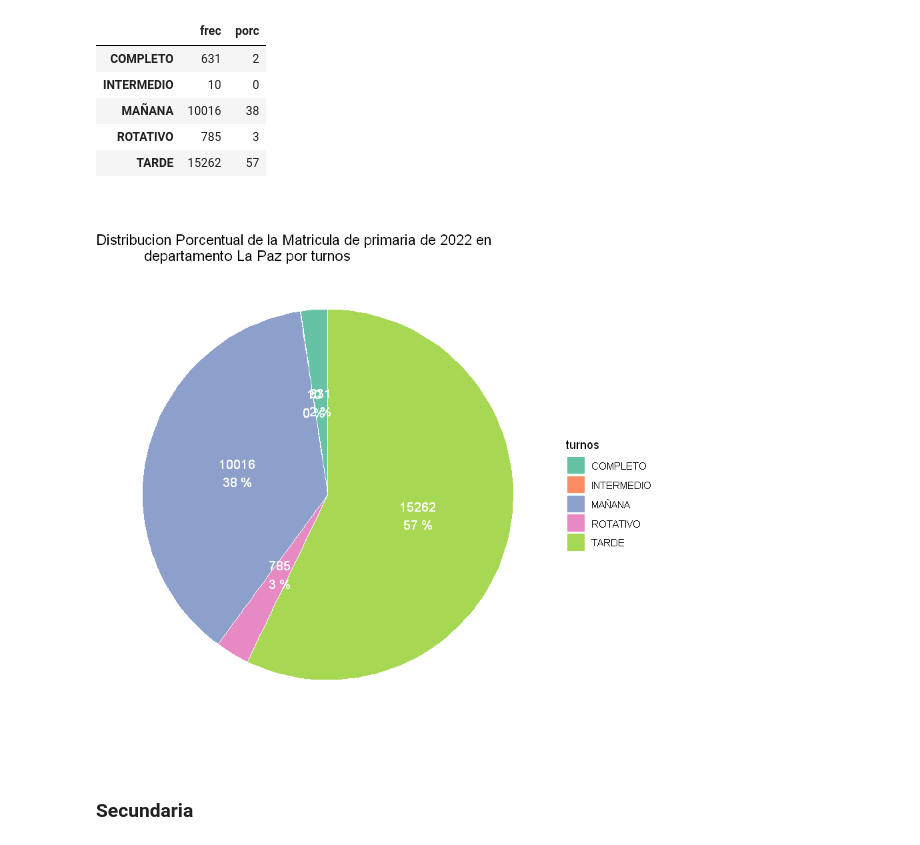
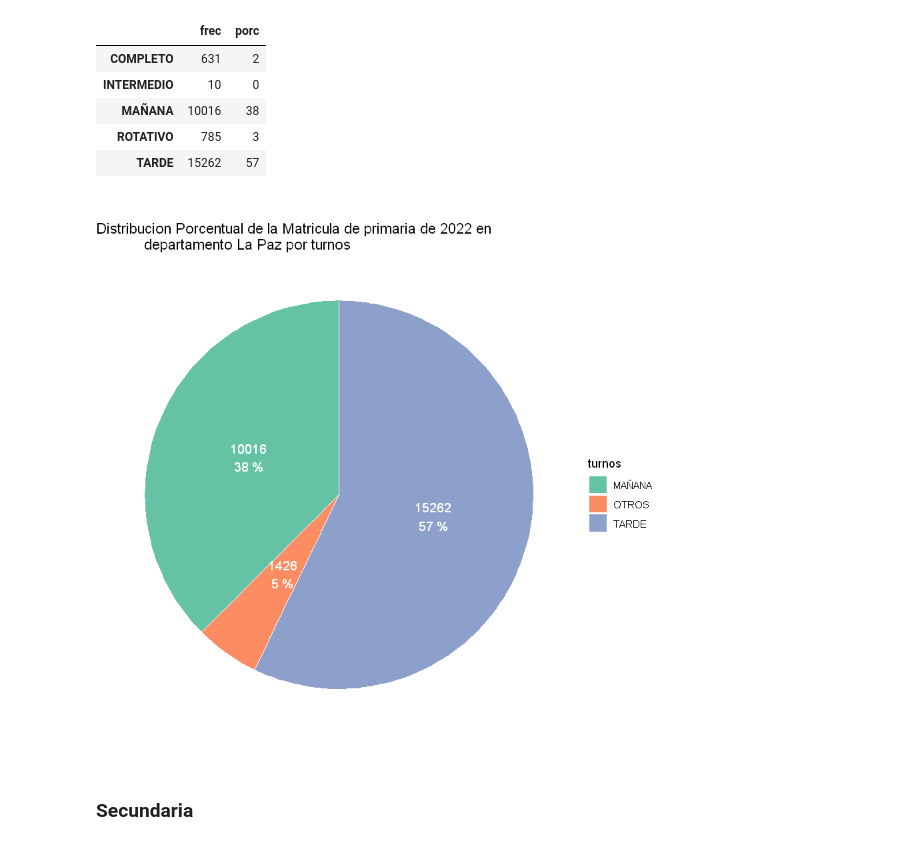
Before and after one commit to Nefertumm/EDM_2023, a Jupyter notebook: Dataset_escuelas/TP2.ipynb, the cells around one changed output. Saved outputs shown, nothing was run; the diff lists cells and outputs as text; code cells hidden in the pictures.

```diff
--- a/Dataset_escuelas/TP2.ipynb
+++ b/Dataset_escuelas/TP2.ipynb
@@ -193,3 +177,6 @@ ggplot(D1, aes(x="", y=frec, fill=Años)) +
 ### Primaria
 # %%
 sector_por_turno_p <- filter(dataset_mas_limpio, Modalidad == 'Primaria')
+# %%
+sector_por_turno_p$turno <- ifelse(sector_por_turno_p$turno %in% c("INTERMEDIO", "ROTATIVO", "COMPLETO"), "OTROS", sector_por_turno_p$turno)
+ftable(sector_por_turno_p$turno)
@@ -213,15 +217,15 @@ turnos<-rownames(D1)
 # %%
 ggplot(D1, aes(x="", y=frec, fill=turnos)) +
   geom_bar(stat="identity", width=1,color="white") +
   coord_polar("y", start=0)+
   theme_void()+
   geom_text(aes(label = paste0(frec,'\n', porc, ' %'),x = 1), color = "white", size=4,
-            position = position_stack(vjust = 0.5))+
+            position = position_stack(vjust = 0.50))+
   scale_fill_brewer(palette="Set2")+
   labs(title="Distribucion Porcentual de la Matricula de primaria de 2022 en
             departamento La Paz por turnos")
 # %% [output]
-[figure, old version]
+[figure, new version]
 # %% [markdown]
 ### Secundaria
 # %%
```
Also changed, not shown: parts of 40 cells of this notebook.
